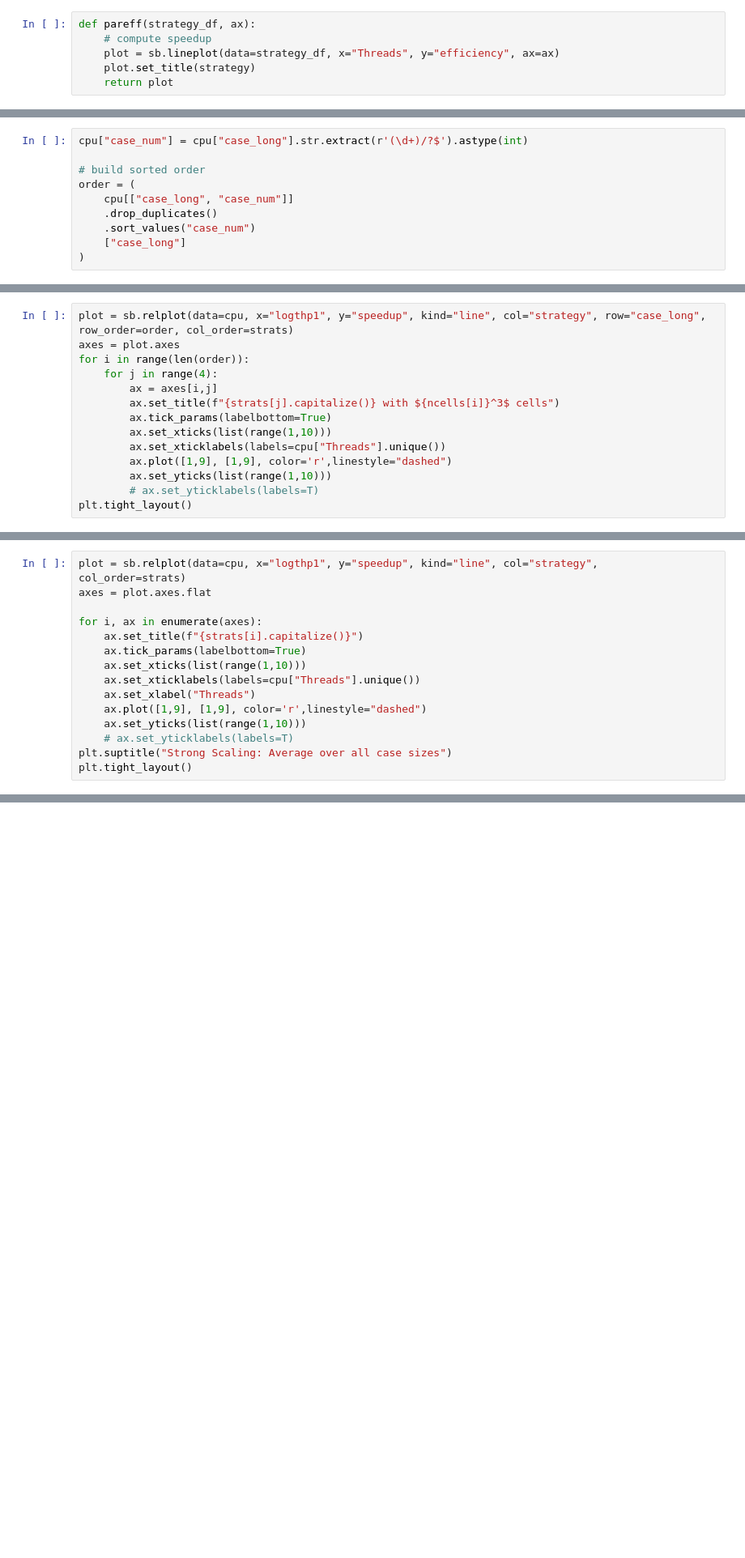
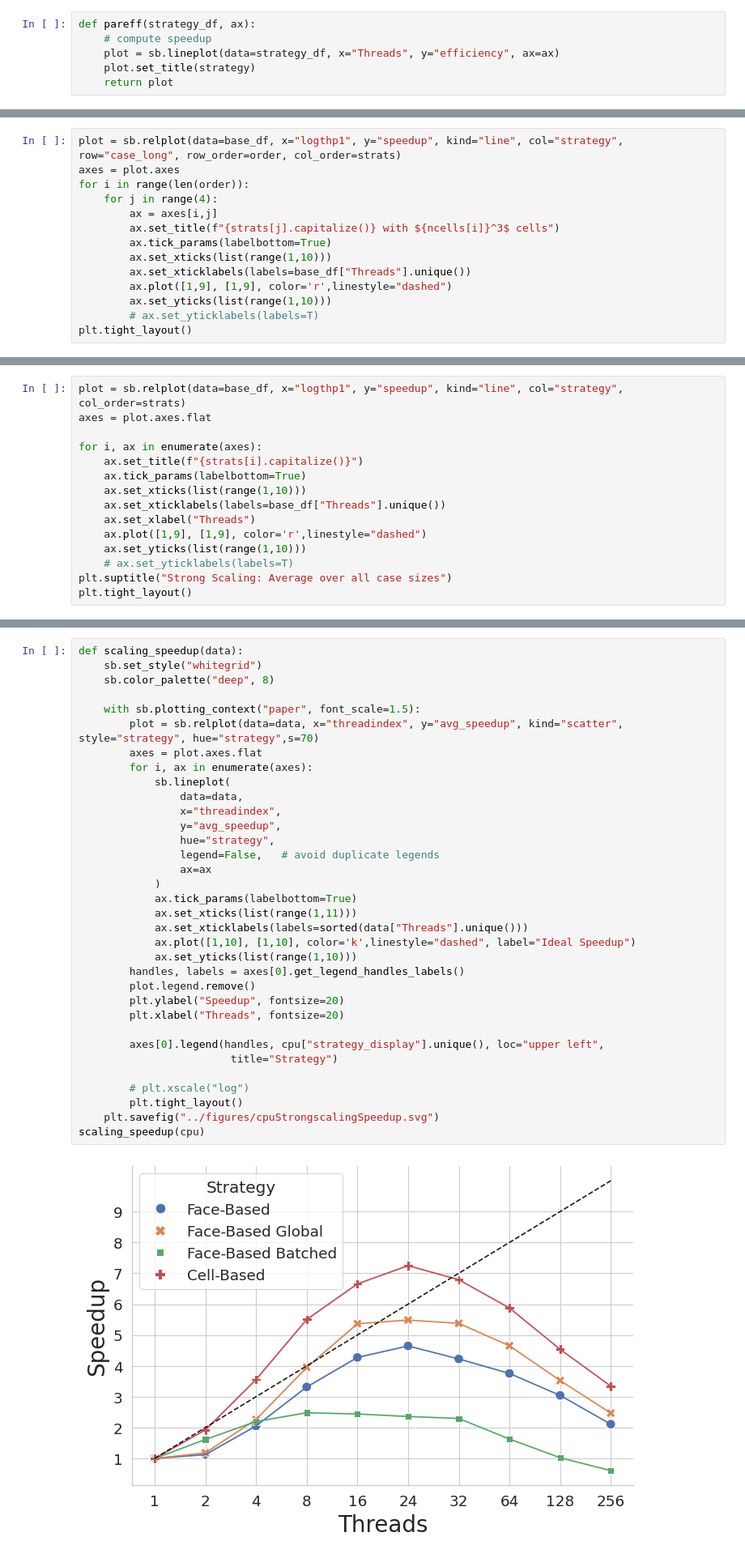
Before and after one commit to lupeterm/FVM-Prototyping, a Jupyter notebook: notebooks/scaling.ipynb, the cells around one changed output, grey strips where cells are left out. Shown at 81% size. Saved outputs shown, nothing was run; the diff lists cells and outputs as text; blank space fills up the shorter version.

```diff
--- a/notebooks/scaling.ipynb
+++ b/notebooks/scaling.ipynb
@@ -460,10 +421,0 @@ for ax in plot3.axes.flat:
-# %%
-cpu["case_num"] = cpu["case_long"].str.extract(r'(\d+)/?$').astype(int)
-
-# build sorted order
-order = (
-    cpu[["case_long", "case_num"]]
-    .drop_duplicates()
-    .sort_values("case_num")
-    ["case_long"]
-)
@@ -473,5 +422,5 @@ strats  =['faceBased', 'globalFaceBased', 'batchedFace', 'cellBased']
 # %%
-plot = sb.relplot(data=cpu, x="logthp1", y="speedup", kind="line", col="strategy", row="case_long", row_order=order, col_order=strats)
+plot = sb.relplot(data=base_df, x="logthp1", y="speedup", kind="line", col="strategy", row="case_long", row_order=order, col_order=strats)
 axes = plot.axes
 for i in range(len(order)):
     for j in range(4):
@@ -479,7 +428,7 @@ for i in range(len(order)):
         ax.set_title(f"{strats[j].capitalize()} with ${ncells[i]}^3$ cells")
         ax.tick_params(labelbottom=True)
         ax.set_xticks(list(range(1,10)))
-        ax.set_xticklabels(labels=cpu["Threads"].unique())
+        ax.set_xticklabels(labels=base_df["Threads"].unique())
         ax.plot([1,9], [1,9], color='r',linestyle="dashed")
         ax.set_yticks(list(range(1,10)))
         # ax.set_yticklabels(labels=T)
@@ -489,12 +436,12 @@ plt.tight_layout()
 # %%
-plot = sb.relplot(data=cpu, x="logthp1", y="speedup", kind="line", col="strategy",  col_order=strats)
+plot = sb.relplot(data=base_df, x="logthp1", y="speedup", kind="line", col="strategy",  col_order=strats)
 axes = plot.axes.flat
 
 for i, ax in enumerate(axes):
     ax.set_title(f"{strats[i].capitalize()}")
     ax.tick_params(labelbottom=True)
     ax.set_xticks(list(range(1,10)))
-    ax.set_xticklabels(labels=cpu["Threads"].unique())
+    ax.set_xticklabels(labels=base_df["Threads"].unique())
     ax.set_xlabel("Threads")
     ax.plot([1,9], [1,9], color='r',linestyle="dashed")
     ax.set_yticks(list(range(1,10)))
@@ -505,0 +507,36 @@ plt.tight_layout()
+# %%
+def scaling_speedup(data):
+    sb.set_style("whitegrid")
+    sb.color_palette("deep", 8)
+
+    with sb.plotting_context("paper", font_scale=1.5):
+        plot = sb.relplot(data=data, x="threadindex", y="avg_speedup", kind="scatter", style="strategy", hue="strategy",s=70)
+        axes = plot.axes.flat
+        for i, ax in enumerate(axes):
+            sb.lineplot(
+                data=data,
+                x="threadindex",
+                y="avg_speedup",
+                hue="strategy",
+                legend=False,   # avoid duplicate legends
+                ax=ax
+            )
+            ax.tick_params(labelbottom=True)
+            ax.set_xticks(list(range(1,11)))
+            ax.set_xticklabels(labels=sorted(data["Threads"].unique()))
+            ax.plot([1,10], [1,10], color='k',linestyle="dashed", label="Ideal Speedup")
+            ax.set_yticks(list(range(1,10)))
+        handles, labels = axes[0].get_legend_handles_labels()
+        plot.legend.remove()
+        plt.ylabel("Speedup", fontsize=20)
+        plt.xlabel("Threads", fontsize=20)
+
+        axes[0].legend(handles, cpu["strategy_display"].unique(), loc="upper left",
+                        title="Strategy")
+
+        # plt.xscale("log")
+        plt.tight_layout()
+    plt.savefig("../figures/cpuStrongscalingSpeedup.svg")
+scaling_speedup(cpu)
+# %% [output]
+[figure, added]
```
Also changed, not shown: parts of 58 cells of this notebook, 25 other files.
